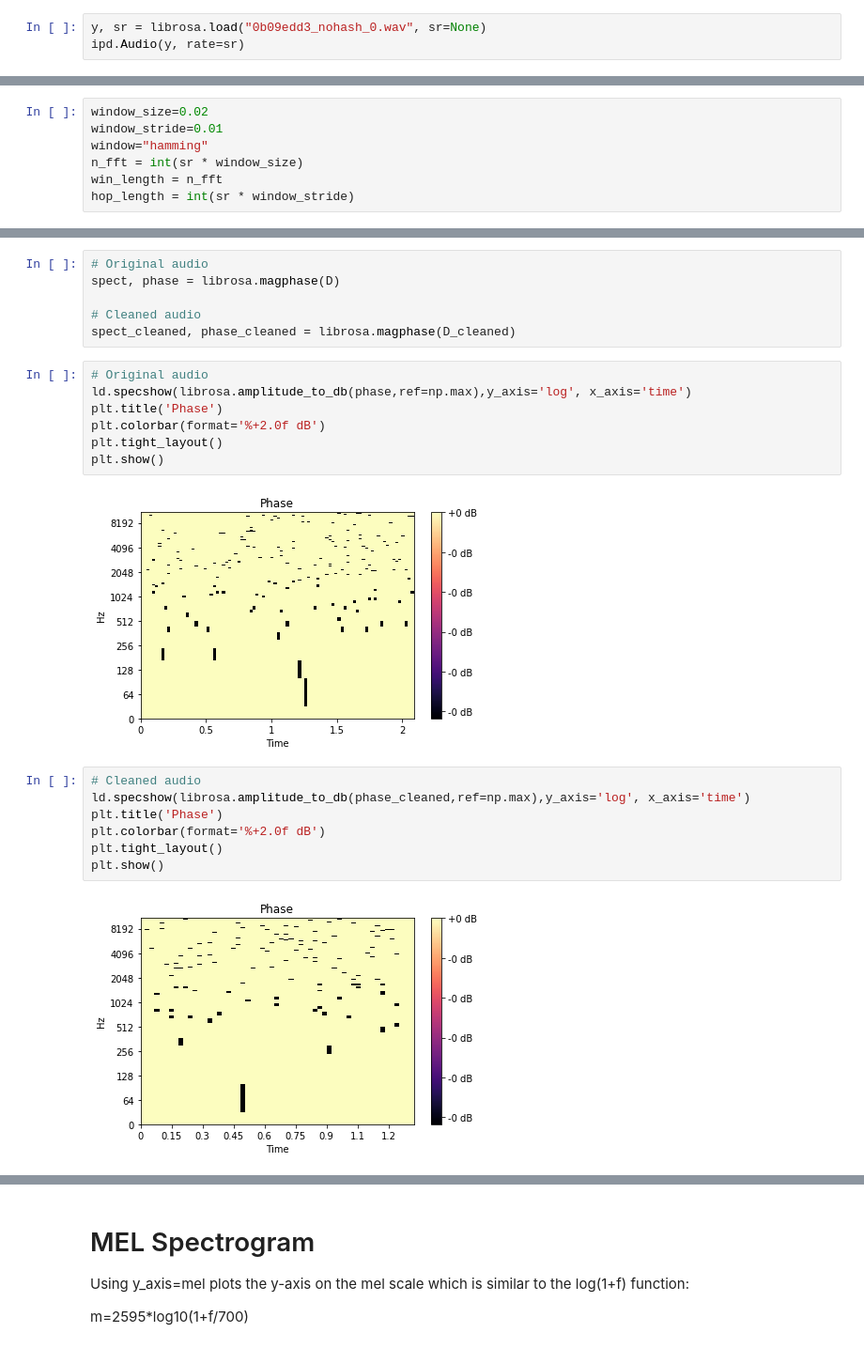
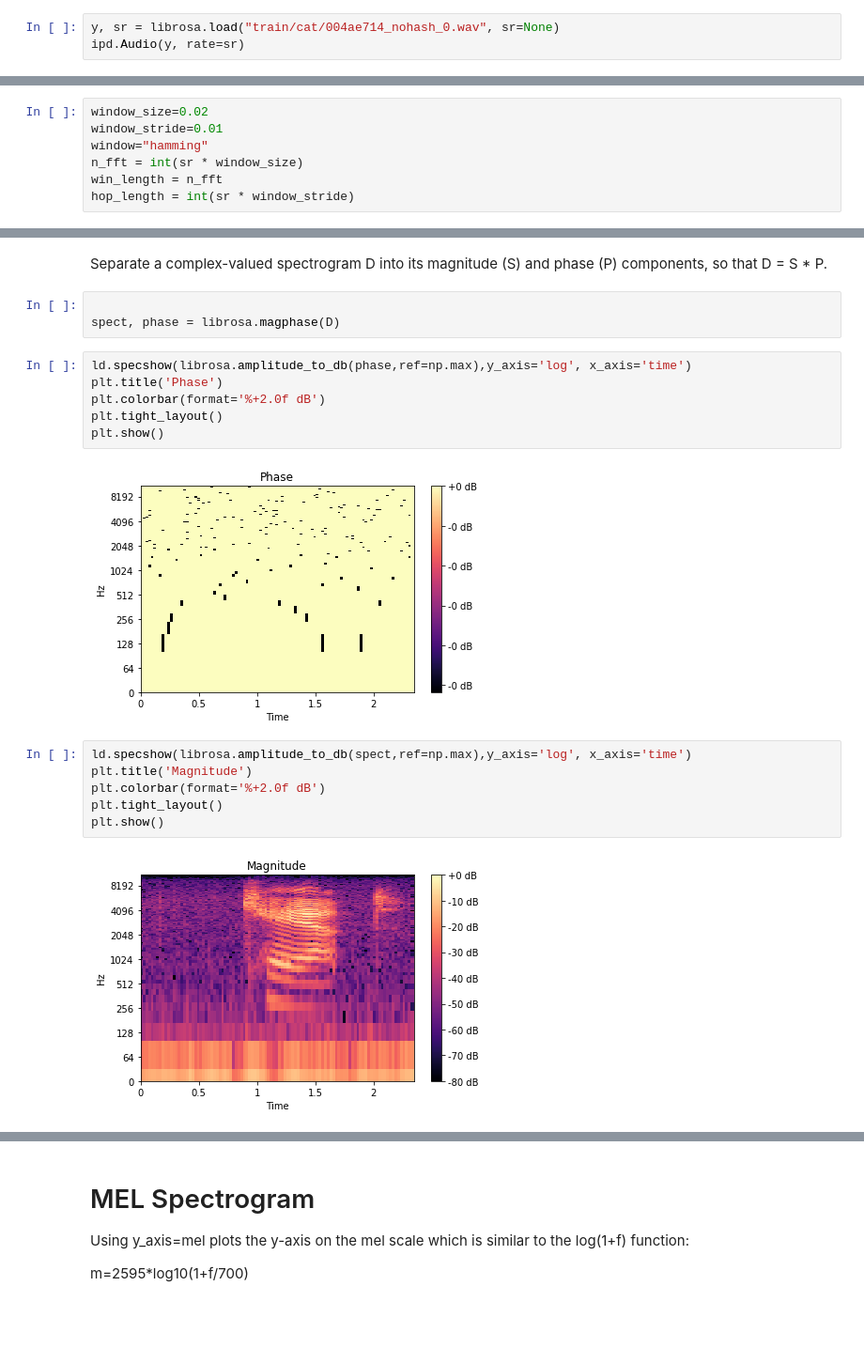
Before and after one commit to anshu3769/Audio-Classification-using-Deep-Learning-Networks, a Jupyter notebook: AudioFileExploration.ipynb, the cells around one changed output, grey strips where cells are left out. Shown at 94% size. Cells and saved outputs as stored; diff of their text form; blank space fills up the shorter version.

```diff
--- a/AudioFileExploration.ipynb
+++ b/AudioFileExploration.ipynb
@@ -7,7 +7,7 @@ import numpy, scipy, matplotlib.pyplot as plt, IPython.display as ipd
 import librosa, librosa.display
 import torch
 # %%
-y, sr = librosa.load("0b09edd3_nohash_0.wav", sr=None)
+y, sr = librosa.load("train/cat/004ae714_nohash_0.wav", sr=None)
 ipd.Audio(y, rate=sr)
 # %% [output]
 [interactive output not drawn]
@@ -76,24 +41,21 @@ D_cleaned.shape
+# %% [markdown]
+Separate a complex-valued spectrogram D into its magnitude (S) and phase (P) components, so that D = S * P.
 # %%
-# Original audio
+
 spect, phase = librosa.magphase(D)
-
-# Cleaned audio
-spect_cleaned, phase_cleaned = librosa.magphase(D_cleaned)
 # %%
-# Original audio
 ld.specshow(librosa.amplitude_to_db(phase,ref=np.max),y_axis='log', x_axis='time')
 plt.title('Phase')
 plt.colorbar(format='%+2.0f dB')
 plt.tight_layout()
 plt.show()
 # %% [output]
-[figure, old version]
+[figure, new version]
 # %%
-# Cleaned audio
-ld.specshow(librosa.amplitude_to_db(phase_cleaned,ref=np.max),y_axis='log', x_axis='time')
-plt.title('Phase')
+ld.specshow(librosa.amplitude_to_db(spect,ref=np.max),y_axis='log', x_axis='time')
+plt.title('Magnitude')
 plt.colorbar(format='%+2.0f dB')
 plt.tight_layout()
 plt.show()
 # %% [output]
-[figure, old version]
+[figure, new version]
```
Also changed, not shown: parts of 24 cells of this notebook.
